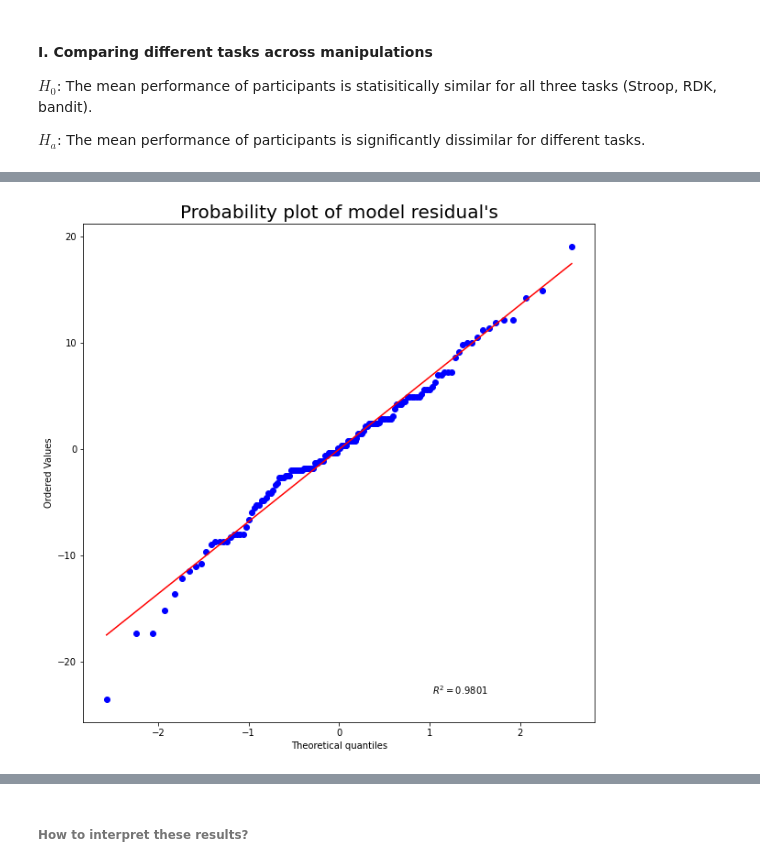
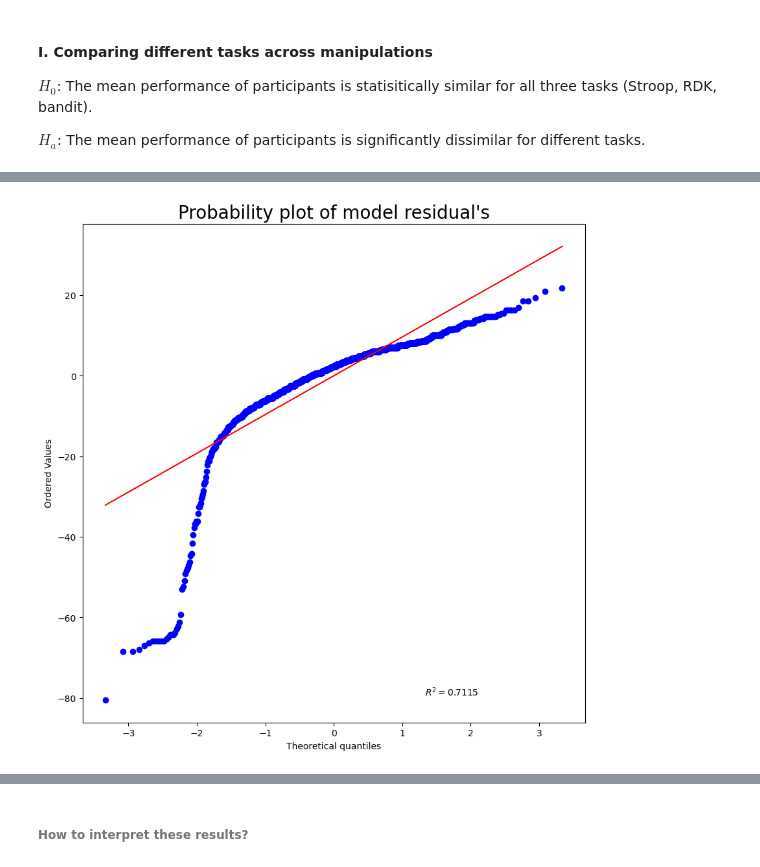
Before and after one commit to idonthaveacommit/incentive-for-online-studies, a Jupyter notebook: analysis/Analysis Pipeline - Accuracy.ipynb, the cells around one changed output, grey strips where cells are left out. Drawn from its saved outputs; the diff is of its cells as text; code cells hidden in the pictures.

```diff
--- a/analysis/Analysis Pipeline - Accuracy.ipynb
+++ b/analysis/Analysis Pipeline - Accuracy.ipynb
@@ -19,31 +19,28 @@ task_dict = {
     'stroop_vanilla': 'task-td7i',
     'stroop_progressbar': 'task-lupf',
     'stroop_eyes': 'task-c9op',
-#     'stroop_video': 'task-najf',
+    'stroop_video': 'task-1l71',
     'stroop_posneg': 'task-on6n',
     'stroop_final': 'task-7g42',
     'stroop_bonus': 'task-3kpz',
     'rdk_vanilla': 'task-2ywa',
     'rdk_progressbar': 'task-sks3',
     'rdk_eyes': 'task-zyvq',
-#     'rdk_video': 'task-6e3k',
+    'rdk_video': 'task-6e3k',
     'rdk_posneg': 'task-ivrk',
     'rdk_final': 'task-sq3v',
     'rdk_bonus': 'task-hvii',
     'bandit_vanilla': 'task-dwkr',
     'bandit_progressbar': 'task-25bt',
     'bandit_eyes': 'task-x158',
-#     'bandit_video': 'task-9ndm',
+    'bandit_video': 'task-9ndm',
     'bandit_posneg': 'task-tzk1',
     'bandit_final': 'task-gn7s',
     'bandit_bonus': 'task-iaas',
 }
 
 # task-separated arrays
-# stroop_arr = ["stroop_vanilla", "stroop_progressbar", "stroop_eyes", "stroop_video", "stroop_posneg", "stroop_final", "stroop_bonus"]
-# rdk_arr = ["rdk_vanilla", "rdk_progressbar", "rdk_eyes", "rdk_video", "rdk_posneg", "rdk_final", "rdk_bonus"]
-# bandit_arr = ["bandit_vanilla", "bandit_progressbar", "bandit_eyes", "bandit_video", "bandit_posneg", "bandit_final", "bandit_bonus"]
-stroop_arr = ["stroop_vanilla", "stroop_progressbar", "stroop_eyes", "stroop_posneg", "stroop_final", "stroop_bonus"]
-rdk_arr = ["rdk_vanilla", "rdk_progressbar", "rdk_eyes", "rdk_posneg", "rdk_final", "rdk_bonus"]
-bandit_arr = ["bandit_vanilla", "bandit_progressbar", "bandit_eyes", "bandit_posneg", "bandit_final", "bandit_bonus"]
+stroop_arr = ["stroop_vanilla", "stroop_progressbar", "stroop_eyes", "stroop_video", "stroop_posneg", "stroop_final", "stroop_bonus"]
+rdk_arr = ["rdk_vanilla", "rdk_progressbar", "rdk_eyes", "rdk_video", "rdk_posneg", "rdk_final", "rdk_bonus"]
+bandit_arr = ["bandit_vanilla", "bandit_progressbar", "bandit_eyes", "bandit_video", "bandit_posneg", "bandit_final", "bandit_bonus"]
 # %%
@@ -127,7 +61,7 @@ def accuracy_df_builder(df, arr, task):
 
         for participant in participants:
             participant_df = focus_df[focus_df['Participant Private ID'] == participant]
-            participant_df = participant_df[participant_df['Screen Name'] == 'trial'][['Attempt', 'Correct', 'Incorrect']]
+            participant_df = participant_df[participant_df['Screen Name'] == 'trial'][['Attempt', 'Correct', 'Incorrect', 'Local Date']]
 
             if participant_df.empty:
                 participants.remove(participant)
@@ -137,11 +71,13 @@ def accuracy_df_builder(df, arr, task):
             participant_df['Attempt'].fillna(0, inplace = True)
 
             accuracy = participant_df['Correct'].sum() * 100 / len(participant_df)
+            date = participant_df['Local Date'].iloc[0]
             performance_df = performance_df.append({
                 'Participant': participant,
                 'Task': task,
                 'Manipulation': manip,
-                'Accuracy': accuracy
+                'Accuracy': accuracy,
+                'Date': date
             }, ignore_index=True)
 
     return performance_df
@@ -154,9 +90,12 @@ def sample_equal_rows(df, column, count):
     return new_df
 # %%
 stroop_acc_df = accuracy_df_builder(stroop_df, stroop_arr, "Stroop")
+stroop_acc_df.reset_index(inplace=True)
 rdk_acc_df = accuracy_df_builder(rdk_df, rdk_arr, "RDK")
+rdk_acc_df.reset_index(inplace=True)
 bandit_acc_df = accuracy_df_builder(bandit_df, bandit_arr, "Bandit")
+bandit_acc_df.reset_index(inplace=True)
 
 performance_df = pd.concat([stroop_acc_df, rdk_acc_df, bandit_acc_df])
 performance_df.reset_index(inplace=True)
-performance_df = performance_df.drop(performance_df[performance_df["Task"] == "Stroop"].index)
+print(performance_df['Date'])
@@ -163,3 +115,8 @@ performance_df = performance_df.drop(performance_df[performance_df["Task"] == "S
+# %%
+stroop_acc_df['Date'] = pd.to_datetime(stroop_acc_df['Date'], format="%d/%m/%Y %H:%M:%S")
+rdk_acc_df['Date'] = pd.to_datetime(rdk_acc_df['Date'], format="%d/%m/%Y %H:%M:%S")
+bandit_acc_df['Date'] = pd.to_datetime(bandit_acc_df['Date'], format="%d/%m/%Y %H:%M:%S")
+performance_df['Date'] = pd.to_datetime(performance_df['Date'], format="%d/%m/%Y %H:%M:%S")
 # %% [markdown]
 #### I. Comparing different tasks across manipulations
 
@@ -200,16 +158,16 @@ ShapiroResult(statistic=0.9836644530296326, pvalue=0.10389432311058044)
 # %%
 # another test for normality
 
 fig = plt.figure(figsize= (10, 10))
 ax = fig.add_subplot(111)
 
 normality_plot, stat = stats.probplot(model1.resid, plot=plt, rvalue= True)
-ax.set_title("Probability plot of model residual's", fontsize= 20)
+ax.set_title("Probability plot of model residuals", fontsize= 20)
 ax.set
 
 plt.show()
 # %% [output]
-[figure, old version]
+[figure, new version]
 # %%
 anova_table = sm.stats.anova_lm(model1, typ=2)
 anova_table
```
Also changed, not shown: parts of 153 cells of this notebook, 6 other files.
